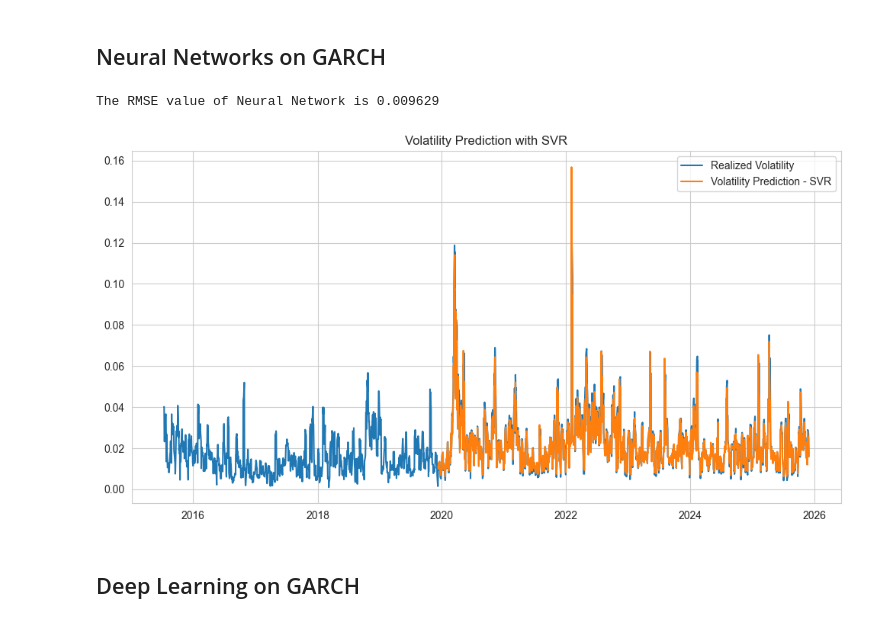
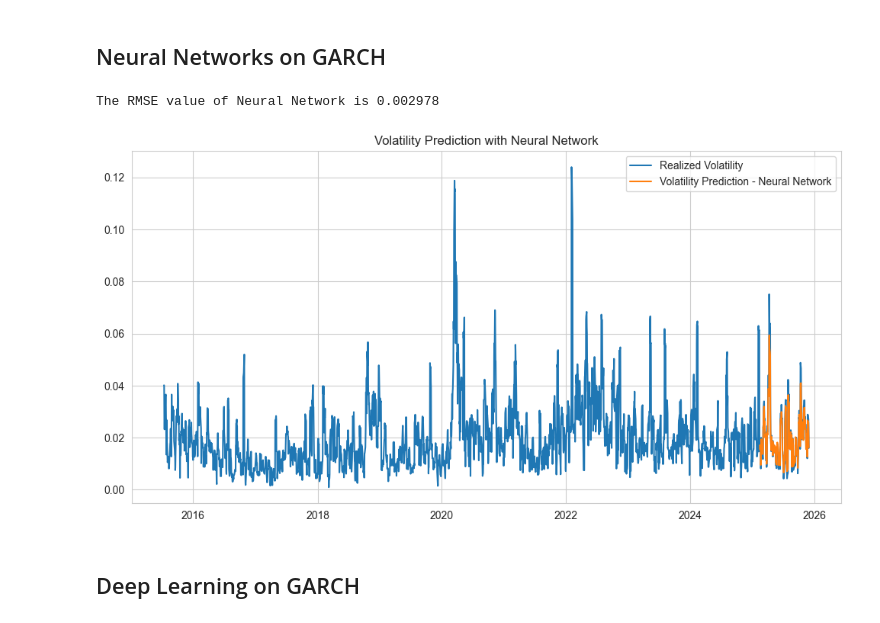
Before and after one commit to guilhermemalves03/Tecnicas-Avancadas-de-Analise-de-Dados, a Jupyter notebook: ProjetoMachineLearning/ProjetoMachineLearning.ipynb, the cells around one changed output. Saved outputs shown, nothing was run; the diff lists cells and outputs as text; code cells hidden in the pictures.

```diff
--- a/ProjetoMachineLearning/ProjetoMachineLearning.ipynb
+++ b/ProjetoMachineLearning/ProjetoMachineLearning.ipynb
@@ -661,7 +661,7 @@ alpha[1]       0.1953  5.663e-02      3.448  5.649e-04 [8.427e-02,  0.306]
 
 Covariance estimator: robust
 # %%
-n=1500
+n=200
 split_date=ret.iloc[-n:].index
 # %%
 bic_arch = []
@@ -919,16 +919,17 @@ NN_predictions.index=ret.iloc[-n:].index
 rmse_svr_nn = np.sqrt(mse(realized_vol.iloc[-n:] / 100, NN_predictions / 100))
 print('The RMSE value of Neural Network is {:.6f}'.format(rmse_svr_rbf))
 # %% [output]
-The RMSE value of Neural Network is 0.009629
+The RMSE value of Neural Network is 0.002978
 # %%
 plt.figure(figsize=(12,6))
 plt.plot(realized_vol / 100, label="Realized Volatility")
-plt.plot(NN_predictions / 100, label="Volatility Prediction - SVR")
-plt.title("Volatility Prediction with SVR", fontsize=12)
+plt.plot(NN_predictions / 100, label="Volatility Prediction - Neural Network")
+plt.title("Volatility Prediction with Neural Network", fontsize=12)
 plt.legend()
+
 plt.show()
 # %% [output]
-[figure, old version]
+[figure, new version]
 # %% [markdown]
 ## Deep Learning on GARCH
 # %%
```
Also changed, not shown: parts of 15 cells of this notebook.
